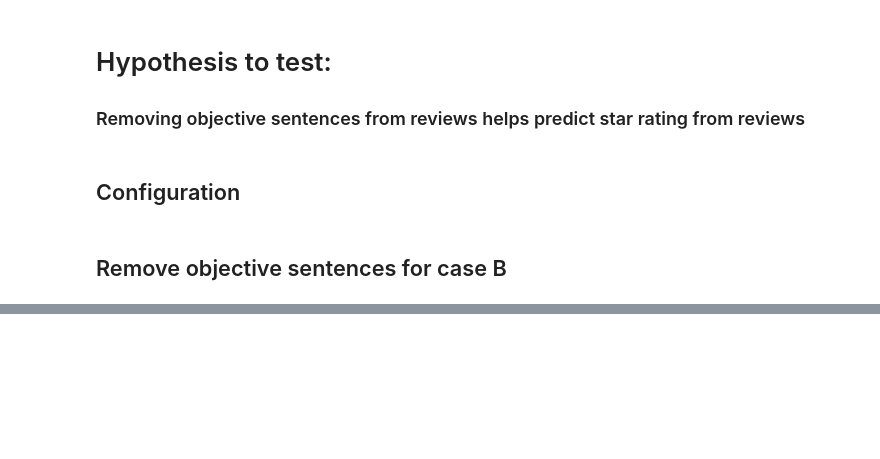
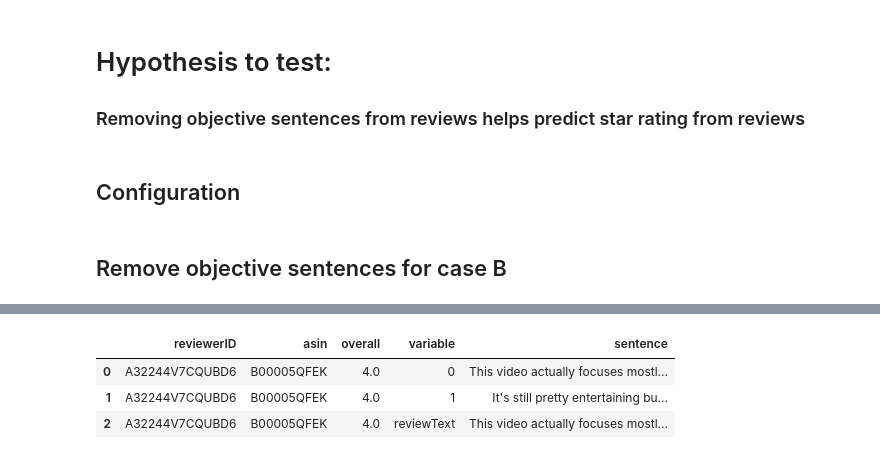
Before and after one commit to j-gd/movie_mood, a Jupyter notebook: src/ab_testing_dev/B_creation.ipynb, the cells around one changed output, grey strips where cells are left out. Cells and saved outputs as stored; diff of their text form; code cells hidden in the pictures; blank space fills up the shorter version.

```diff
--- a/src/ab_testing_dev/B_creation.ipynb
+++ b/src/ab_testing_dev/B_creation.ipynb
@@ -174,0 +182,4 @@ See the caveats in the documentation: http://pandas.pydata.org/pandas-docs/stabl
+# %%
+df = test_dic['train']['positive'].iloc[:1,:]
+df['sentence'] = df['reviewText'].map(sent_tokenize)
+df
@@ -174,0 +193,4 @@ See the caveats in the documentation: http://pandas.pydata.org/pandas-docs/stabl
+# %%
+# Create a dataframe with one line per sentence
+df1 = df['sentence'].apply(pd.Series)
+df1
@@ -174,0 +200,3 @@ See the caveats in the documentation: http://pandas.pydata.org/pandas-docs/stabl
+# %%
+df2 = df1.merge(df, left_index = True, right_index = True)
+df2
@@ -174,0 +206,3 @@ See the caveats in the documentation: http://pandas.pydata.org/pandas-docs/stabl
+# %%
+df3 = df2.drop(['sentence'], axis = 1)
+df3
@@ -174,0 +212,8 @@ See the caveats in the documentation: http://pandas.pydata.org/pandas-docs/stabl
+# %%
+df4 = df3.melt(id_vars = ['reviewerID', 'asin','overall'], value_name = 'sentence')
+df4
+# %% [output]
+|  | reviewerID | asin | overall | variable | sentence |
+| 0 | A32244V7CQUBD6 | B00005QFEK | 4.0 | 0 | This video actually focuses mostl... |
+| 1 | A32244V7CQUBD6 | B00005QFEK | 4.0 | 1 | It's still pretty entertaining bu... |
+| 2 | A32244V7CQUBD6 | B00005QFEK | 4.0 | reviewText | This video actually focuses mostl... |
```
Also changed, not shown: parts of 33 cells of this notebook, 3 other files.
